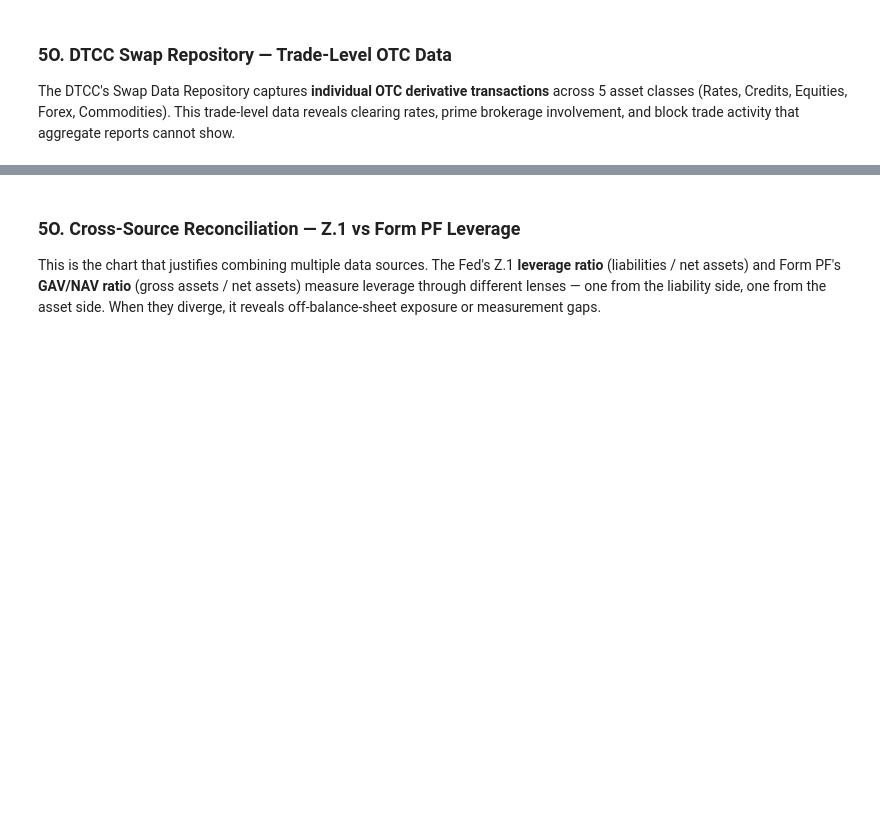
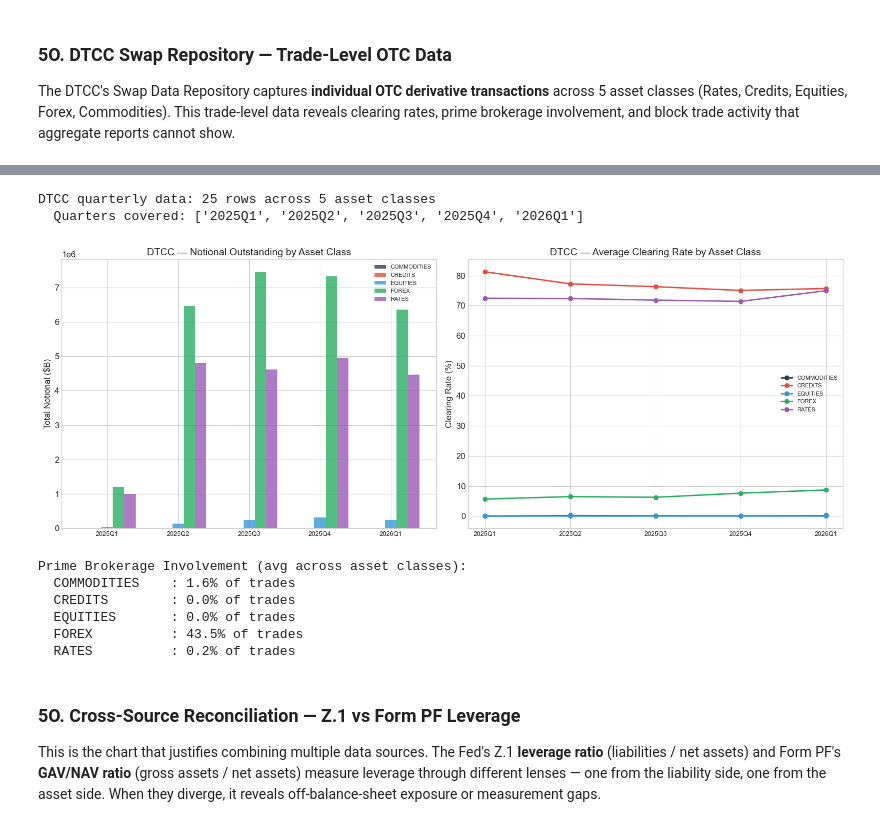
Before and after one commit to Promeos/hedge-fund-mosaic, a Jupyter notebook: notebooks/hedge_fund_analysis.ipynb, the cells around one changed output, grey strips where cells are left out. Drawn from its saved outputs; the diff is of its cells as text; code cells hidden in the pictures; blank space fills up the shorter version.

```diff
--- a/notebooks/hedge_fund_analysis.ipynb
+++ b/notebooks/hedge_fund_analysis.ipynb
@@ -1025,3 +964,60 @@ Prime Brokerage Involvement (avg across asset classes):
+# %%
+# 5O: DTCC trade-level OTC data — quarterly summary
+dtcc_q = pd.read_csv(os.path.join(PROCESSED_DIR, 'dtcc_quarterly.csv'))
+print(f"DTCC quarterly data: {len(dtcc_q)} rows across {dtcc_q['asset_class'].nunique()} asset classes")
+print(f"  Quarters covered: {sorted(dtcc_q['quarter'].unique())}")
+
+# Show key metrics by asset class
+fig, (ax1, ax2) = plt.subplots(1, 2, figsize=(16, 6))
+
+# Grouped bar chart — notional by asset class per quarter
+quarters = sorted(dtcc_q['quarter'].unique())
+asset_classes = sorted(dtcc_q['asset_class'].unique())
+colors = ['#2c3e50', '#e74c3c', '#3498db', '#27ae60', '#9b59b6']
+n_classes = len(asset_classes)
+x = np.arange(len(quarters))
+bar_width = 0.8 / n_classes
+
+for i, ac in enumerate(asset_classes):
+    ac_data = dtcc_q[dtcc_q['asset_class'] == ac].set_index('quarter').reindex(quarters)
+    ax1.bar(x + i * bar_width - 0.4 + bar_width / 2, ac_data['total_notional_bn'],
+            width=bar_width, color=colors[i % len(colors)], alpha=0.8, label=ac)
+
+ax1.set_xticks(x)
+ax1.set_xticklabels(quarters, fontsize=9)
+ax1.set_ylabel('Total Notional ($B)')
+ax1.set_title('DTCC — Notional Outstanding by Asset Class')
+ax1.legend(fontsize=8)
+
+# Clearing rates by asset class
+for i, ac in enumerate(asset_classes):
+    ac_data = dtcc_q[dtcc_q['asset_class'] == ac].sort_values('quarter')
+    ax2.plot(ac_data['quarter'], ac_data['avg_cleared_pct'] * 100, 'o-',
+             color=colors[i % len(colors)], label=ac, linewidth=2, markersize=6)
+ax2.set_ylabel('Clearing Rate (%)')
+ax2.set_title('DTCC — Average Clearing Rate by Asset Class')
+ax2.legend(fontsize=8)
+ax2.tick_params(axis='x', labelsize=9)
+
+plt.tight_layout()
+plt.savefig('../outputs/figures/dtcc_summary.png', dpi=150, bbox_inches='tight')
+plt.show()
+
+# Prime brokerage involvement
+print(f"\nPrime Brokerage Involvement (avg across asset classes):")
+for ac in sorted(asset_classes):
+    ac_data = dtcc_q[dtcc_q['asset_class'] == ac]
+    print(f"  {ac:15s}: {ac_data['avg_pb_pct'].mean():.1%} of trades")
+# %% [output]
+DTCC quarterly data: 25 rows across 5 asset classes
+  Quarters covered: ['2025Q1', '2025Q2', '2025Q3', '2025Q4', '2026Q1']
+[figure, added]
+Prime Brokerage Involvement (avg across asset classes):
+  COMMODITIES    : 1.6% of trades
+  CREDITS        : 0.0% of trades
+  EQUITIES       : 0.0% of trades
+  FOREX          : 43.5% of trades
+  RATES          : 0.2% of trades
 # %% [markdown]
 ### 5O. Cross-Source Reconciliation — Z.1 vs Form PF Leverage
 
```
Also changed, not shown: parts of 3 cells of this notebook.
